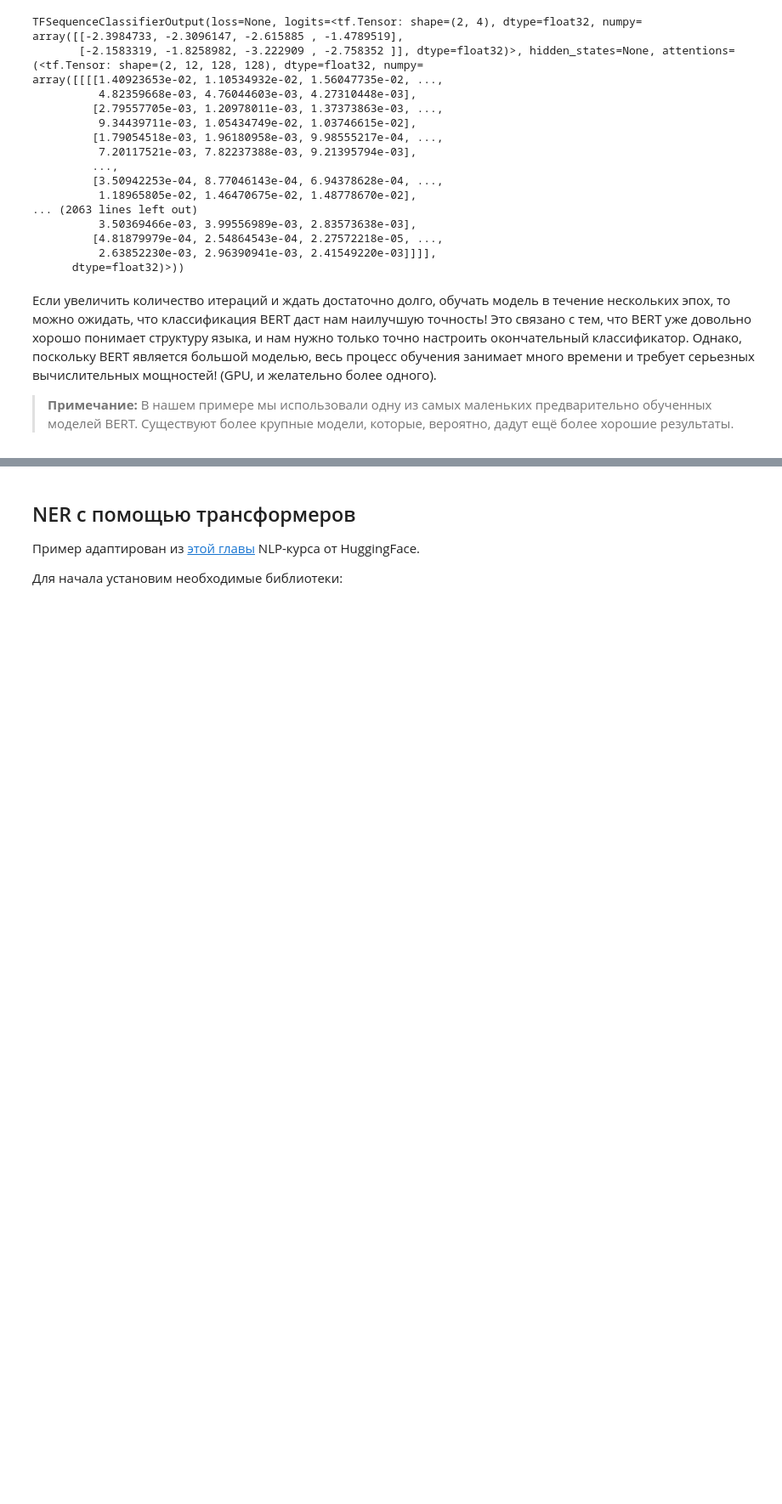
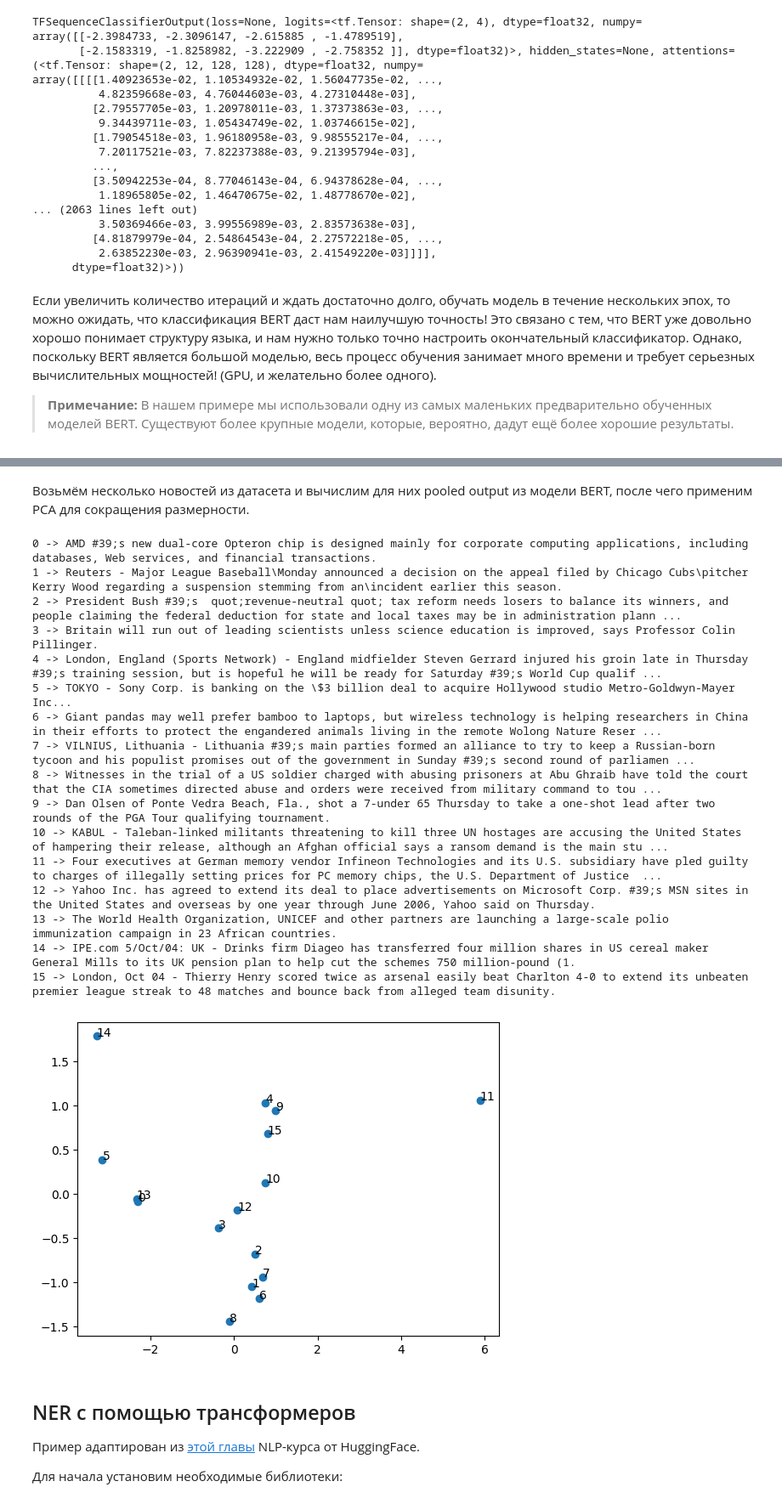
Before and after one commit to shwars/ai_course, a Jupyter notebook: 05-NLP/05-Transformers/Transformers.ipynb, the cells around one changed output, grey strips where cells are left out. Shown at 85% size. Drawn from its saved outputs; the diff is of its cells as text; code cells hidden in the pictures; blank space fills up the shorter version.

Commit message:
Update transformers example with semantic embedding visualization

```diff
--- a/05-NLP/05-Transformers/Transformers.ipynb
+++ b/05-NLP/05-Transformers/Transformers.ipynb
@@ -509,0 +520,3 @@ array([[[[1.40923653e-02, 1.10534932e-02, 1.56047735e-02, ...,
+# %%
+model = transformers.TFBertModel.from_pretrained(
+          bert_model,output_attentions=True,return_dict=True)
@@ -510,3 +529,42 @@ array([[[[1.40923653e-02, 1.10534932e-02, 1.56047735e-02, ...,
+# %% [markdown]
+Возьмём несколько новостей из датасета и вычислим для них pooled output из модели BERT, после чего применим PCA для сокращения размерности.
+# %%
+import matplotlib.pyplot as plt
+
+for x in ds_train.batch(16):
+  res = x['description']
+  break
+
+for i,x in enumerate(res):
+  print(f"{i} -> {x.numpy().decode('utf-8')}")
+
+for x,y in ds_train.map(process_fn).batch(16):
+  res = model(x)
+  z = res['pooler_output']
+  break
+from sklearn.decomposition import PCA
+z2 = PCA(2).fit_transform(z)
+plt.scatter(z2[:,0],z2[:,1])
+for i,c in enumerate(z2):
+  plt.annotate(str(i),c)
+# %% [output]
+0 -> AMD #39;s new dual-core Opteron chip is designed mainly for corporate computing applications, including databases, Web services, and financial transactions.
+1 -> Reuters - Major League Baseball\Monday announced a decision on the appeal filed by Chicago Cubs\pitcher Kerry Wood regarding a suspension stemming from an\incident earlier this season.
+2 -> President Bush #39;s  quot;revenue-neutral quot; tax reform needs losers to balance its winners, and people claiming the federal deduction for state and local taxes may be in administration plann ...
+3 -> Britain will run out of leading scientists unless science education is improved, says Professor Colin Pillinger.
+4 -> London, England (Sports Network) - England midfielder Steven Gerrard injured his groin late in Thursday #39;s training session, but is hopeful he will be ready for Saturday #39;s World Cup qualif ...
+5 -> TOKYO - Sony Corp. is banking on the \$3 billion deal to acquire Hollywood studio Metro-Goldwyn-Mayer Inc...
+6 -> Giant pandas may well prefer bamboo to laptops, but wireless technology is helping researchers in China in their efforts to protect the engandered animals living in the remote Wolong Nature Reser ...
+7 -> VILNIUS, Lithuania - Lithuania #39;s main parties formed an alliance to try to keep a Russian-born tycoon and his populist promises out of the government in Sunday #39;s second round of parliamen ...
+8 -> Witnesses in the trial of a US soldier charged with abusing prisoners at Abu Ghraib have told the court that the CIA sometimes directed abuse and orders were received from military command to tou ...
+9 -> Dan Olsen of Ponte Vedra Beach, Fla., shot a 7-under 65 Thursday to take a one-shot lead after two rounds of the PGA Tour qualifying tournament.
+10 -> KABUL - Taleban-linked militants threatening to kill three UN hostages are accusing the United States of hampering their release, although an Afghan official says a ransom demand is the main stu ...
+11 -> Four executives at German memory vendor Infineon Technologies and its U.S. subsidiary have pled guilty to charges of illegally setting prices for PC memory chips, the U.S. Department of Justice  ...
+12 -> Yahoo Inc. has agreed to extend its deal to place advertisements on Microsoft Corp. #39;s MSN sites in the United States and overseas by one year through June 2006, Yahoo said on Thursday.
+13 -> The World Health Organization, UNICEF and other partners are launching a large-scale polio immunization campaign in 23 African countries.
+14 -> IPE.com 5/Oct/04: UK - Drinks firm Diageo has transferred four million shares in US cereal maker General Mills to its UK pension plan to help cut the schemes 750 million-pound (1.
+15 -> London, Oct 04 - Thierry Henry scored twice as arsenal easily beat Charlton 4-0 to extend its unbeaten premier league streak to 48 matches and bounce back from alleged team disunity.
+[figure, added]
 # %% [markdown]
 ## NER с помощью трансформеров
 
```
Also changed, not shown: parts of 4 cells of this notebook.
